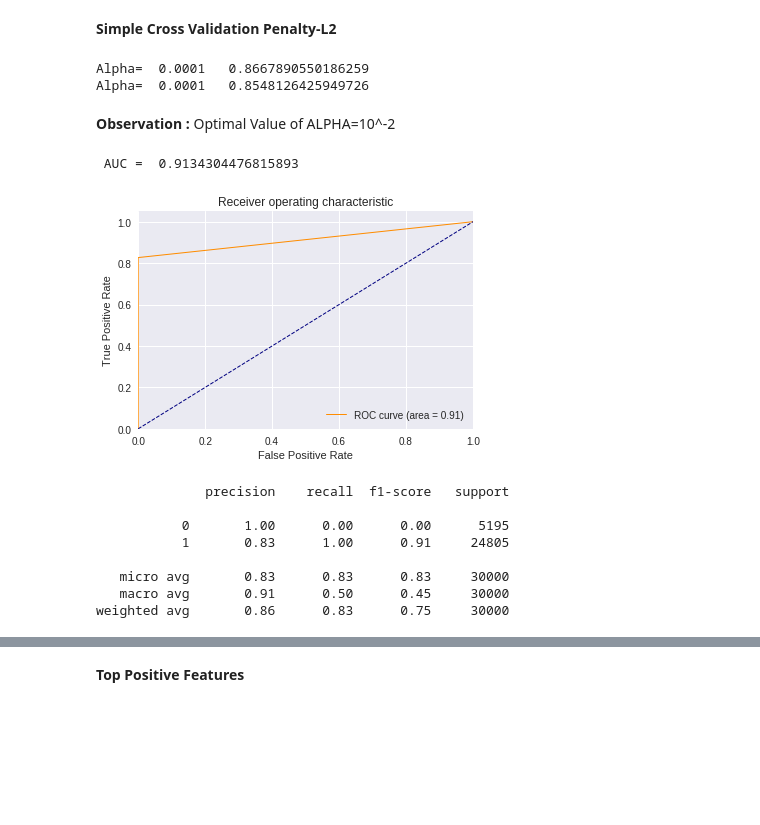
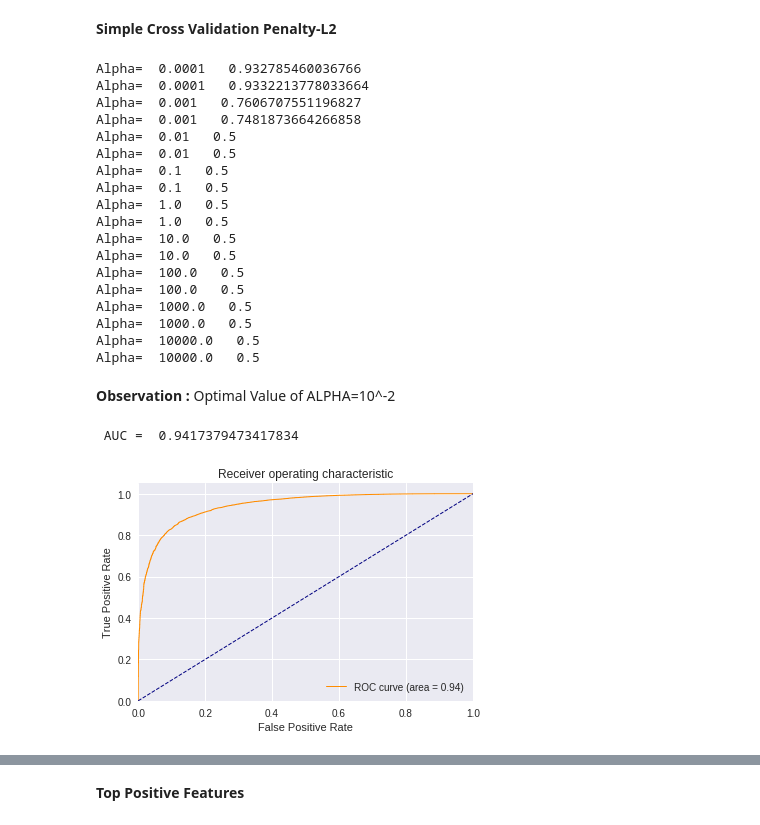
Before and after one commit to mitesh98/Amazon-Fine-Food-Review, a Jupyter notebook: SVM.ipynb, the cells around one changed output, grey strips where cells are left out. Saved outputs shown, nothing was run; the diff lists cells and outputs as text; code cells hidden in the pictures; blank space fills up the shorter version.

```diff
--- a/SVM.ipynb
+++ b/SVM.ipynb
@@ -344,7 +350,10 @@ cv_bows_rbf=count_vector_rbf.transform(cv_data_rbf)
 # 4.2 TFIDF
 # %%
 tfidf_vector=TfidfVectorizer()
-train_tfidf=tfidf_vector.fit_transform(train_data)
+tfidf_vector.fit(train_data)
+train_tfidf=tfidf_vector.transform(train_data)
 cv_tfidf=tfidf_vector.transform(cv_data)
+Train_tfidf=tfidf_vector.transform(Train_data)
+test_tfidf=tfidf_vector.transform(test_data)
 # %%
 tfidf_vector_rbf=TfidfVectorizer()
@@ -817,15 +860,13 @@ plt.show()
-# %%
-#For Optimal on test data
-count_vectorizer=CountVectorizer()
-Train_bows=count_vectorizer.fit_transform(Train_data)
-test_bows=count_vectorizer.transform(test_data)
 # %%
-clf = SGDClassifier(alpha=0.1, penalty='l2')
+
+clf = SGDClassifier(alpha=0.01, penalty='l2')
 clf.fit(Train_bows,y_Train)
-y_pred=clf.predict(test_bows)
+calibrator=CalibratedClassifierCV(clf, method='sigmoid', cv='prefit')
+calibrator.fit(train_bows,y_train)
+y_pred=calibrator.predict_proba(test_bows)[:,1]
  #Drawing ROC curve
-fpr, tpr, thresholds = roc_curve(y_pred, y_test)
-roc_auc = auc(fpr, tpr)
+fpr, tpr, thresholds = roc_curve( y_test,y_pred)
+roc_auc = metrics.auc(fpr, tpr)
 print(' AUC = ',metrics.auc(fpr, tpr))
 plt.figure()
 plt.plot(fpr, tpr, color='darkorange', lw=1, label='ROC curve (area = %0.2f)' % roc_auc)
@@ -837,6 +878,4 @@ plt.ylabel('True Positive Rate')
 plt.title('Receiver operating characteristic')
 plt.legend(loc="lower right")
 plt.show()
-print("\n\n")
-print(metrics.classification_report(y_test,y_pred))
 # %% [output]
@@ -984,8 +1040,8 @@ while(alpha<=10000):
   calibarator.fit(train_tfidf,y_train)
 
   #For Train Curve
-  y_predict_training=calibarator.predict(train_tfidf)
-  fpr,tpr,thresholds=roc_curve(y_predict_training,y_train)
+  y_predict_training=calibarator.predict_proba(train_tfidf)[:,1]
+  fpr,tpr,thresholds=roc_curve(y_train,y_predict_training)
   if(not np.isnan(metrics.auc(fpr,tpr))):
     Alpha_training.append(math.ceil(math.log(alpha,10)))
     AUC_score_training.append(metrics.auc(fpr,tpr))
@@ -995,8 +1051,8 @@ while(alpha<=10000):
   clf.fit(train_tfidf,y_train)
   calibarator=CalibratedClassifierCV(clf,cv='prefit',method='sigmoid')
   calibarator.fit(train_tfidf,y_train)
-  y_predict_cv=calibarator.predict(cv_tfidf)
-  fpr,tpr,thresholds=roc_curve(y_predict_cv,y_cv)
+  y_predict_cv=calibarator.predict_proba(cv_tfidf)[:,1]
+  fpr,tpr,thresholds=roc_curve(y_cv,y_predict_cv)
   if(not np.isnan(metrics.auc(fpr,tpr))):
     Alpha_cv.append(math.ceil(math.log(alpha,10)))
     AUC_score_cv.append(metrics.auc(fpr,tpr))
@@ -1004,43 +1060,46 @@ while(alpha<=10000):
 
   alpha*=10
 # %% [output]
-Alpha=  0.0001   0.8667890550186259
-Alpha=  0.0001   0.8548126425949726
+Alpha=  0.0001   0.932785460036766
+Alpha=  0.0001   0.9332213778033664
+Alpha=  0.001   0.7606707551196827
+Alpha=  0.001   0.7481873664266858
+Alpha=  0.01   0.5
+Alpha=  0.01   0.5
+Alpha=  0.1   0.5
+Alpha=  0.1   0.5
+Alpha=  1.0   0.5
+Alpha=  1.0   0.5
+Alpha=  10.0   0.5
+Alpha=  10.0   0.5
+Alpha=  100.0   0.5
+Alpha=  100.0   0.5
+Alpha=  1000.0   0.5
+Alpha=  1000.0   0.5
+Alpha=  10000.0   0.5
+Alpha=  10000.0   0.5
 # %% [markdown]
 **Observation :** Optimal Value of ALPHA=10^-2
-# %%
-#For Optimal on test data
-tfidf_vector=TfidfVectorizer()
-Train_tfidf=tfidf_vector.fit_transform(Train_data)
-test_tfidf=tfidf_vector.transform(test_data)
 # %%
 clf = SGDClassifier(loss='hinge',alpha=0.001, penalty='l2')
 clf.fit(Train_tfidf,y_Train)
-y_pred=clf.predict(test_tfidf)
+calibarator=CalibratedClassifierCV(clf,cv='prefit',method='sigmoid')
+calibarator.fit(Train_tfidf,y_Train)
+y_pred=calibarator.predict_proba(test_tfidf)[:,1]
  #Drawing ROC curve
-fpr, tpr, thresholds = roc_curve(y_pred, y_test)
-roc_auc = auc(fpr, tpr)
+fpr, tpr, thresholds = roc_curve(y_test,y_pred)
+roc_auc = metrics.auc(fpr, tpr)
 print(' AUC = ',metrics.auc(fpr, tpr))
 plt.figure()
 plt.plot(fpr, tpr, color='darkorange', lw=1, label='ROC curve (area = %0.2f)' % roc_auc)
 plt.plot([0, 1], [0, 1], color='navy', lw=1, linestyle='--')
 plt.xlim([0.0, 1.0])
 plt.ylim([0.0, 1.05])
 plt.xlabel('False Positive Rate')
 plt.ylabel('True Positive Rate')
 plt.title('Receiver operating characteristic')
 plt.legend(loc="lower right")
 plt.show()
-print("\n\n")
-print(metrics.classification_report(y_test,y_pred))
 # %% [output]
- AUC =  0.9134304476815893
+ AUC =  0.9417379473417834
-[figure, old version]
+[figure, new version]
-              precision    recall  f1-score   support
-
-           0       1.00      0.00      0.00      5195
-           1       0.83      1.00      0.91     24805
-
-   micro avg       0.83      0.83      0.83     30000
-   macro avg       0.91      0.50      0.45     30000
-weighted avg       0.86      0.83      0.75     30000
```
Also changed, not shown: parts of 56 cells of this notebook.
